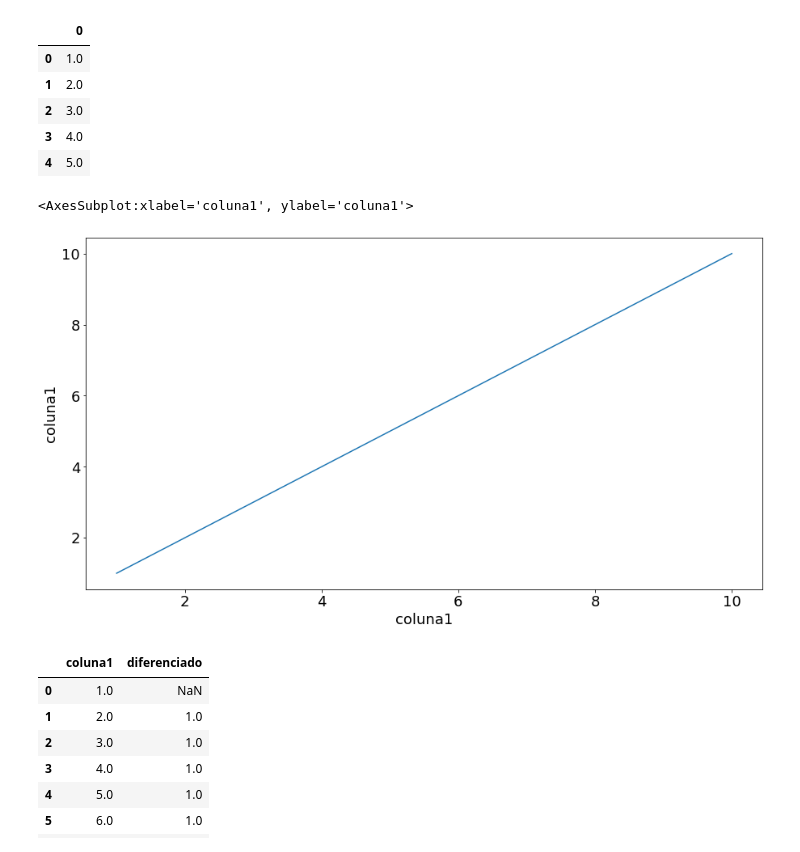
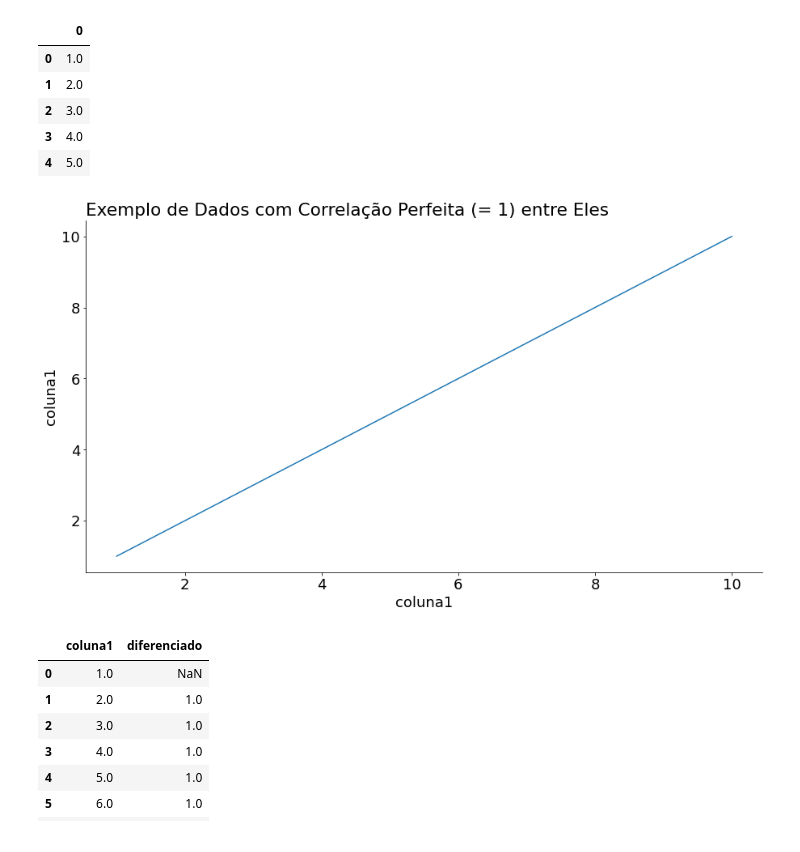
Before and after one commit to diascarolina/data-science-bootcamp, a Jupyter notebook: modulo3/aulas_desafios_modulo3.ipynb, the cells around one changed output. Cells and saved outputs as stored; diff of their text form; code cells hidden in the pictures.

```diff
--- a/modulo3/aulas_desafios_modulo3.ipynb
+++ b/modulo3/aulas_desafios_modulo3.ipynb
@@ -82,9 +96,11 @@ dados_exemplo.head()
 dados_exemplo.columns = ['coluna1']
 # %%
 sns.lineplot(x = 'coluna1', y = 'coluna1', data = dados_exemplo)
+plt.title('Exemplo de Dados com Correlação Perfeita (= 1) entre Eles', loc = 'left')
+sns.despine()
+plt.show()
 # %% [output]
-<AxesSubplot:xlabel='coluna1', ylabel='coluna1'>
-[figure, old version]
+[figure, new version]
 # %%
 dados_exemplo['diferenciado'] = dados_exemplo.diff()
 # %%
```
Also changed, not shown: parts of 14 cells of this notebook.
